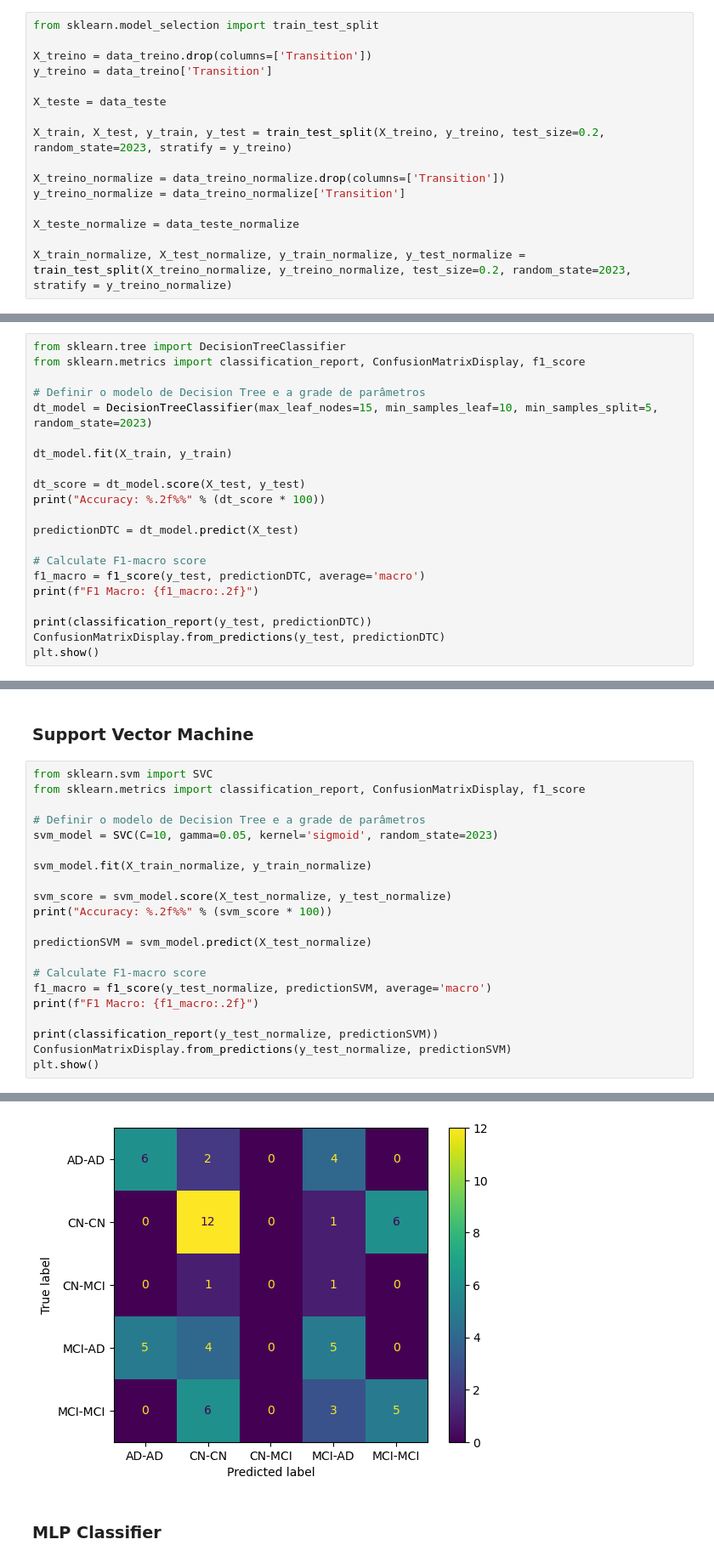
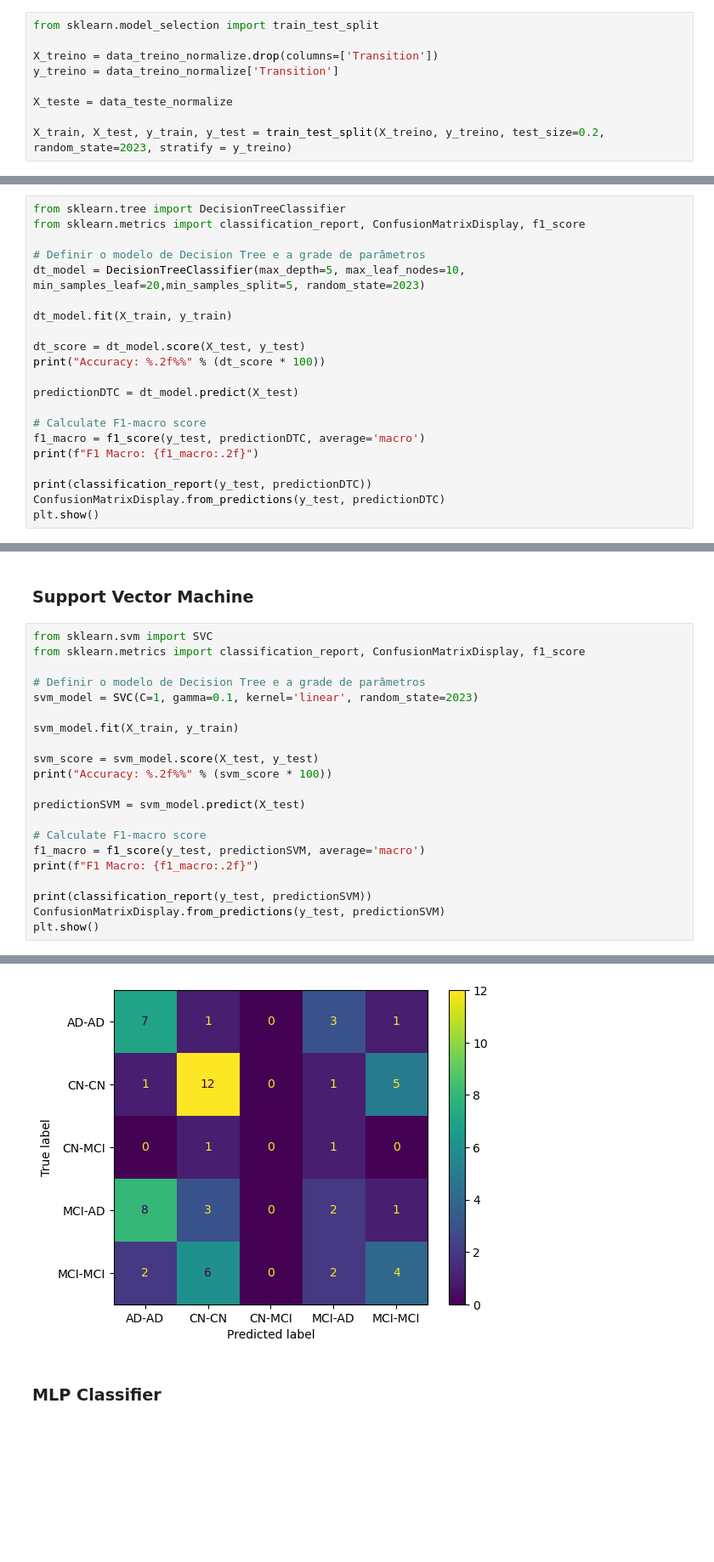
Before and after one commit to Pedrosilva03/daa-projeto, a Jupyter notebook: task2/hippo_Max_votation.ipynb, the cells around one changed output, grey strips where cells are left out. Shown: that part at 85% size. Drawn from its saved outputs; the diff is of its cells as text; blank space fills up the shorter version.

```diff
--- a/task2/hippo_Max_votation.ipynb
+++ b/task2/hippo_Max_votation.ipynb
@@ -121,19 +121,12 @@ memory usage: 746.2 KB
 # %%
 from sklearn.model_selection import train_test_split
 
-X_treino = data_treino.drop(columns=['Transition'])
-y_treino = data_treino['Transition']
+X_treino = data_treino_normalize.drop(columns=['Transition'])
+y_treino = data_treino_normalize['Transition']
 
-X_teste = data_teste
+X_teste = data_teste_normalize
 
 X_train, X_test, y_train, y_test = train_test_split(X_treino, y_treino, test_size=0.2, random_state=2023, stratify = y_treino)
-
-X_treino_normalize = data_treino_normalize.drop(columns=['Transition'])
-y_treino_normalize = data_treino_normalize['Transition']
-
-X_teste_normalize = data_teste_normalize
-
-X_train_normalize, X_test_normalize, y_train_normalize, y_test_normalize = train_test_split(X_treino_normalize, y_treino_normalize, test_size=0.2, random_state=2023, stratify = y_treino_normalize)
 # %% [markdown]
 ## Feature Selection
 # %%
@@ -239,7 +227,7 @@ from sklearn.tree import DecisionTreeClassifier
 from sklearn.metrics import classification_report, ConfusionMatrixDisplay, f1_score
 
 # Definir o modelo de Decision Tree e a grade de parâmetros
-dt_model = DecisionTreeClassifier(max_leaf_nodes=15, min_samples_leaf=10, min_samples_split=5, random_state=2023)
+dt_model = DecisionTreeClassifier(max_depth=5, max_leaf_nodes=10, min_samples_leaf=20,min_samples_split=5, random_state=2023)
 
 dt_model.fit(X_train, y_train)
 
@@ -277,20 +265,20 @@ from sklearn.svm import SVC
 from sklearn.metrics import classification_report, ConfusionMatrixDisplay, f1_score
 
 # Definir o modelo de Decision Tree e a grade de parâmetros
-svm_model = SVC(C=10, gamma=0.05, kernel='sigmoid', random_state=2023)
+svm_model = SVC(C=1, gamma=0.1, kernel='linear', random_state=2023)
 
-svm_model.fit(X_train_normalize, y_train_normalize)
+svm_model.fit(X_train, y_train)
 
-svm_score = svm_model.score(X_test_normalize, y_test_normalize)
+svm_score = svm_model.score(X_test, y_test)
 print("Accuracy: %.2f%%" % (svm_score * 100))
 
-predictionSVM = svm_model.predict(X_test_normalize)
+predictionSVM = svm_model.predict(X_test)
 
 # Calculate F1-macro score
-f1_macro = f1_score(y_test_normalize, predictionSVM, average='macro')
+f1_macro = f1_score(y_test, predictionSVM, average='macro')
 print(f"F1 Macro: {f1_macro:.2f}")
 
-print(classification_report(y_test_normalize, predictionSVM))
-ConfusionMatrixDisplay.from_predictions(y_test_normalize, predictionSVM)
+print(classification_report(y_test, predictionSVM))
+ConfusionMatrixDisplay.from_predictions(y_test, predictionSVM)
 plt.show()
 # %% [output]
@@ -310,4 +298,4 @@ weighted avg       0.44      0.46      0.45        61
-[figure, old version]
+[figure, new version]
 # %% [markdown]
 ### MLP Classifier
 # %%
```
Also changed, not shown: parts of 12 cells of this notebook, 1 other file.
